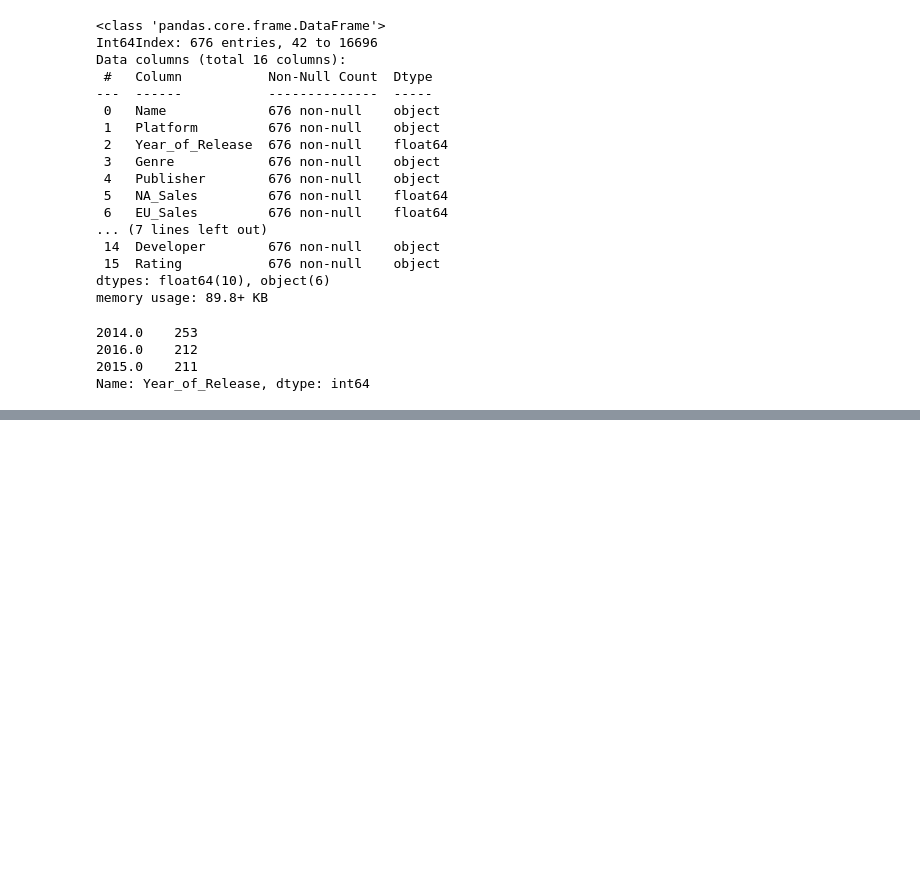
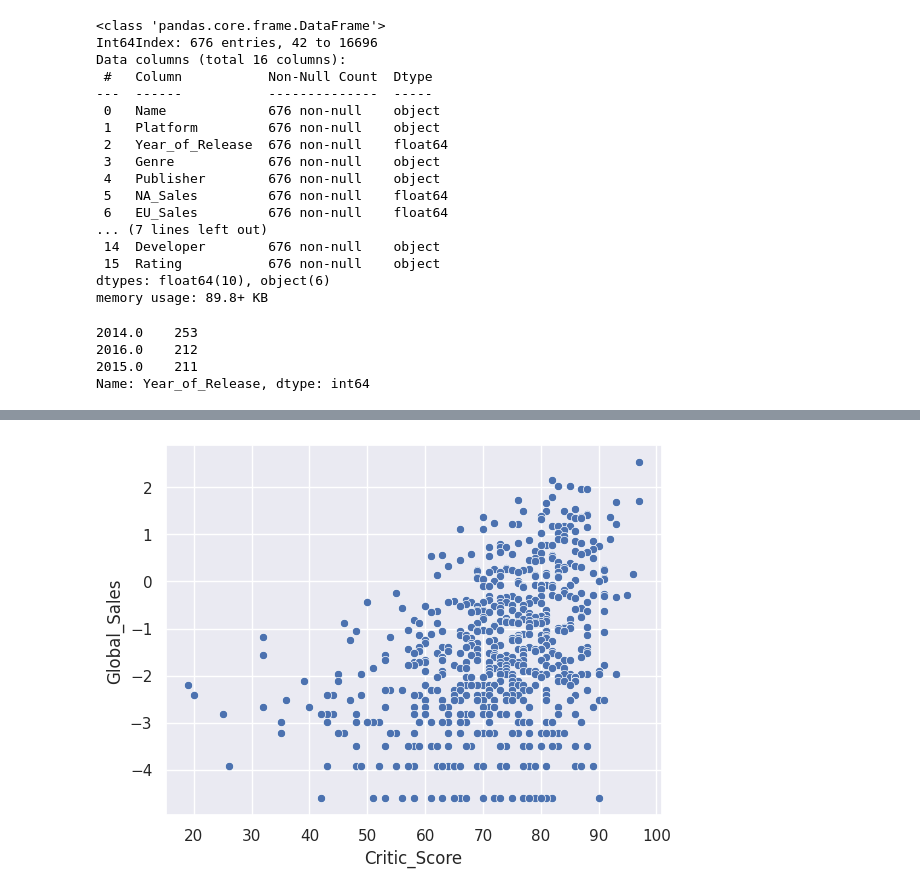
Before and after one commit to bert799/APS1-redsoc, a Jupyter notebook: notebooks/Proj/Fase1/Recorte_ano_2.ipynb, the cells around one changed output, grey strips where cells are left out. Saved outputs shown, nothing was run; the diff lists cells and outputs as text; code cells hidden in the pictures; blank space fills up the shorter version.

```diff
--- a/notebooks/Proj/Fase1/Recorte_ano_2.ipynb
+++ b/notebooks/Proj/Fase1/Recorte_ano_2.ipynb
@@ -55,0 +164,6 @@ Name: Year_of_Release, dtype: int64
+# %%
+df_rec_suc = df_recortado.copy()
+# %%
+sns.scatterplot(x=df_rec_suc['Critic_Score'], y=np.log(df_rec_suc['Global_Sales']));
+# %% [output]
+[figure, added]
```
Also changed, not shown: parts of 23 cells of this notebook, 32 other files.
